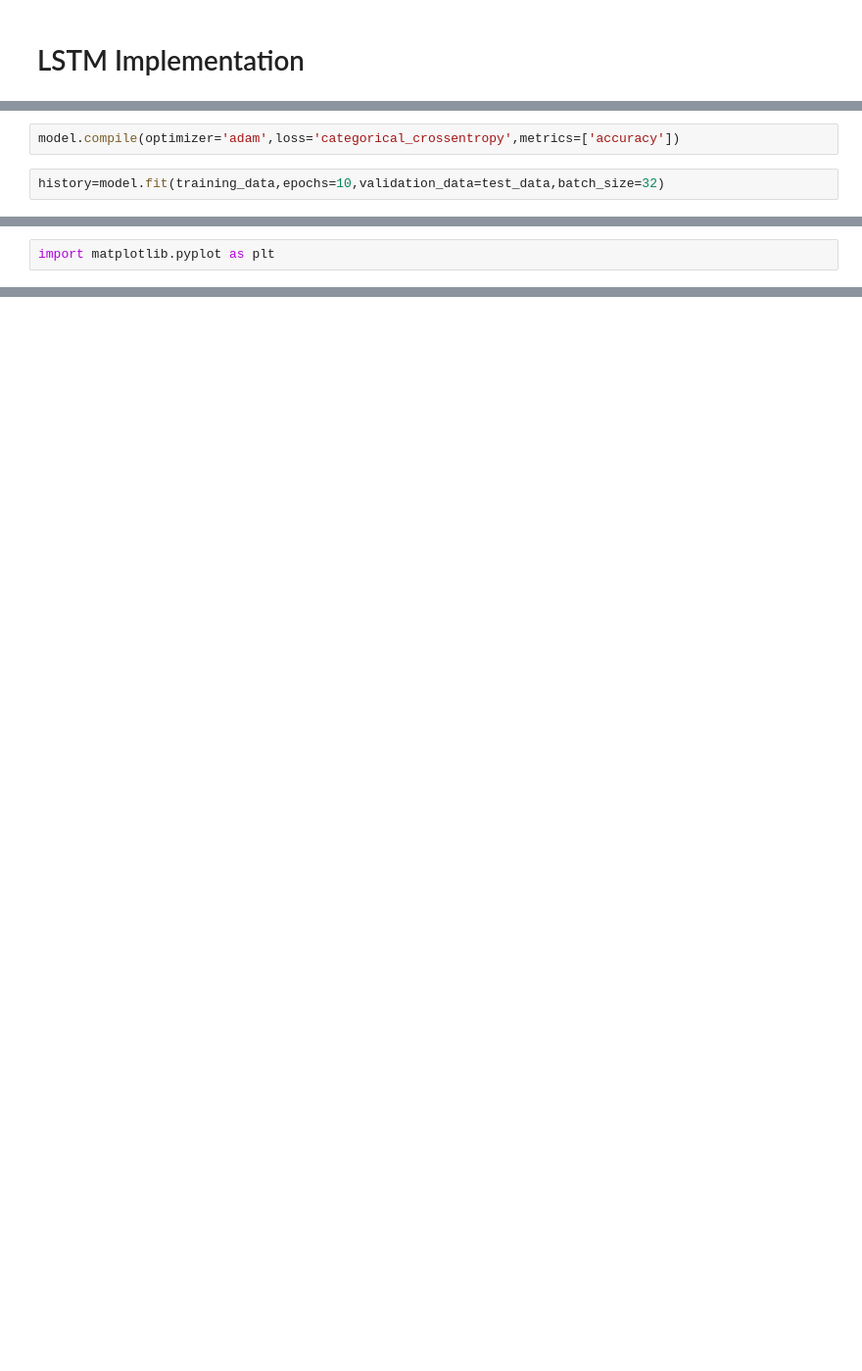
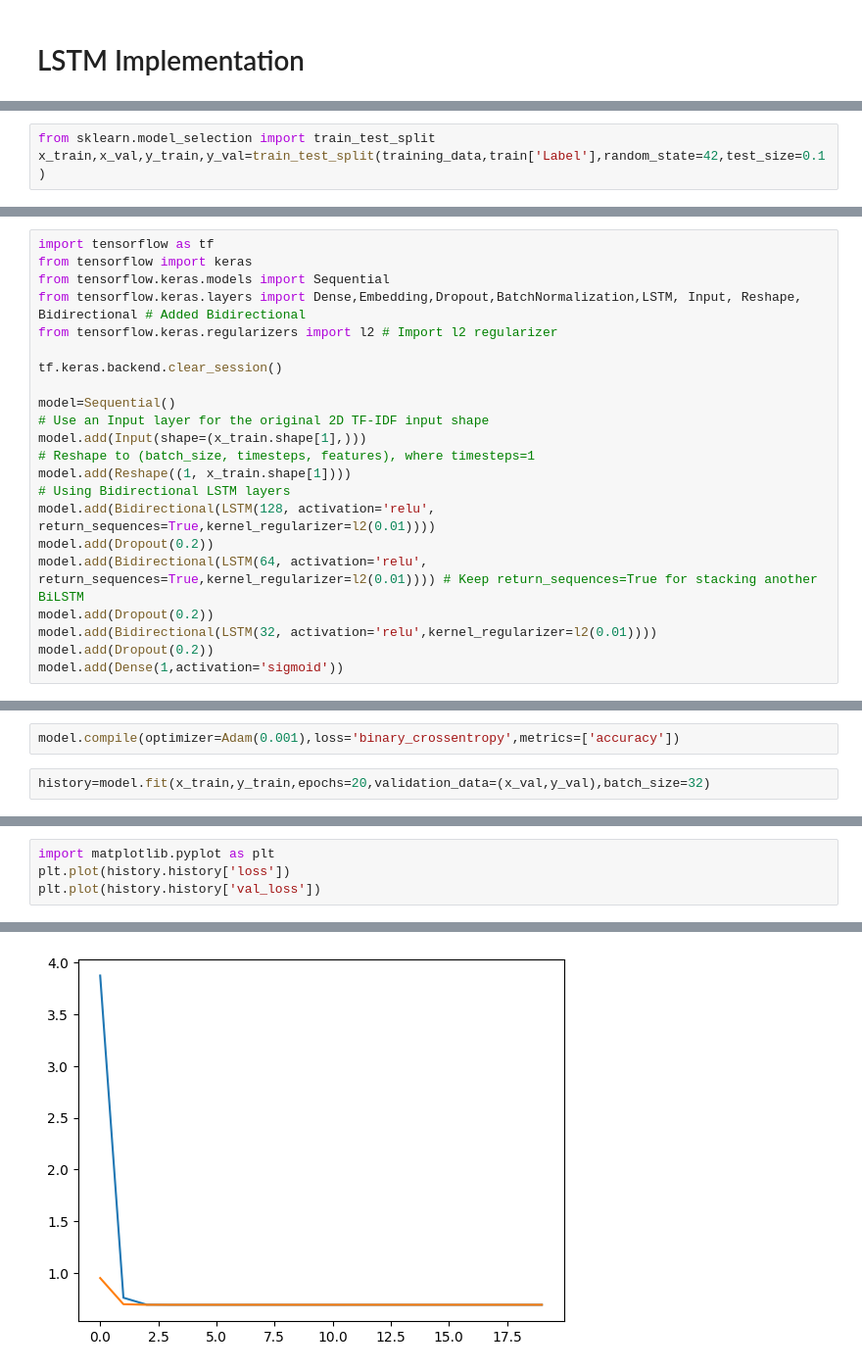
Before and after one commit to devpatel0005/Stock-Sentiment-Analysis-based-on-News, a Jupyter notebook: Stock_Sentiment_Analysis_Using_LSTM_based_on_News.ipynb, the cells around one changed output, grey strips where cells are left out. Shown at 98% size. Cells and saved outputs as stored; diff of their text form; blank space fills up the shorter version.

Commit message:
Implemented basic LSTM but because of the TFIDF the model sequence is not able to capture and due to which the model is performing very poorly, will next try to implement the Embedding Layer.

```diff
--- a/Stock_Sentiment_Analysis_Using_LSTM_based_on_News.ipynb
+++ b/Stock_Sentiment_Analysis_Using_LSTM_based_on_News.ipynb
@@ -261,0 +233,3 @@ model.add(Dense(1,activation='sigmoid'))
+# %%
+from sklearn.model_selection import train_test_split
+x_train,x_val,y_train,y_val=train_test_split(training_data,train['Label'],random_state=42,test_size=0.1)
@@ -262,3 +240,25 @@ model.add(Dense(1,activation='sigmoid'))
+# %%
+import tensorflow as tf
+from tensorflow import keras
+from tensorflow.keras.models import Sequential
+from tensorflow.keras.layers import Dense,Embedding,Dropout,BatchNormalization,LSTM, Input, Reshape, Bidirectional # Added Bidirectional
+from tensorflow.keras.regularizers import l2 # Import l2 regularizer
+
+tf.keras.backend.clear_session()
+
+model=Sequential()
+# Use an Input layer for the original 2D TF-IDF input shape
+model.add(Input(shape=(x_train.shape[1],)))
+# Reshape to (batch_size, timesteps, features), where timesteps=1
+model.add(Reshape((1, x_train.shape[1])))
+# Using Bidirectional LSTM layers
+model.add(Bidirectional(LSTM(128, activation='relu', return_sequences=True,kernel_regularizer=l2(0.01))))
+model.add(Dropout(0.2))
+model.add(Bidirectional(LSTM(64, activation='relu', return_sequences=True,kernel_regularizer=l2(0.01)))) # Keep return_sequences=True for stacking another BiLSTM
+model.add(Dropout(0.2))
+model.add(Bidirectional(LSTM(32, activation='relu',kernel_regularizer=l2(0.01))))
+model.add(Dropout(0.2))
+model.add(Dense(1,activation='sigmoid'))
 # %%
 model.summary()
 # %% [output]
@@ -279,6 +287,6 @@ Model: "sequential_5"
  Non-trainable params: 0 (0.00 B)
 # %%
-model.compile(optimizer='adam',loss='categorical_crossentropy',metrics=['accuracy'])
+model.compile(optimizer=Adam(0.001),loss='binary_crossentropy',metrics=['accuracy'])
 # %%
-history=model.fit(training_data,epochs=10,validation_data=test_data,batch_size=32)
+history=model.fit(x_train,y_train,epochs=20,validation_data=(x_val,y_val),batch_size=32)
 # %% [output]
@@ -287,2 +310,5 @@ ValueError: None values not supported.
 # %%
 import matplotlib.pyplot as plt
+plt.plot(history.history['loss'])
+plt.plot(history.history['val_loss'])
+# %% [output]
@@ -288,0 +316 @@ import matplotlib.pyplot as plt
+[figure, added]
```
Also changed, not shown: parts of 21 cells of this notebook.
